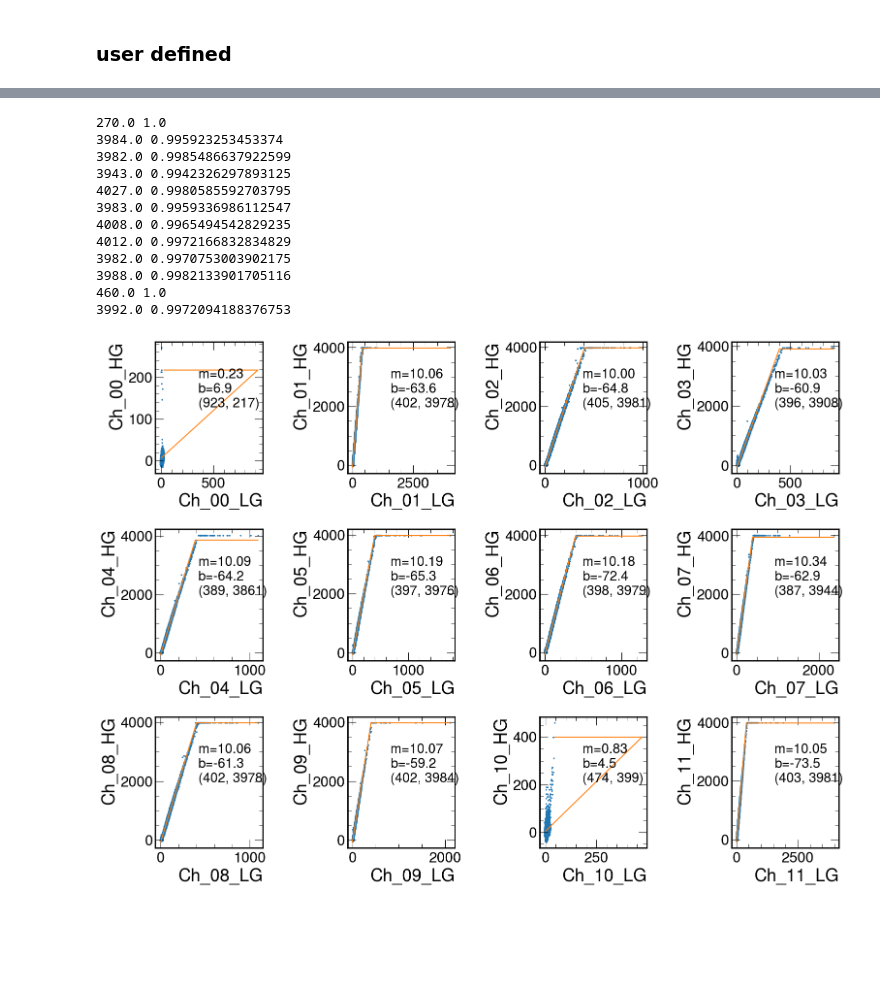
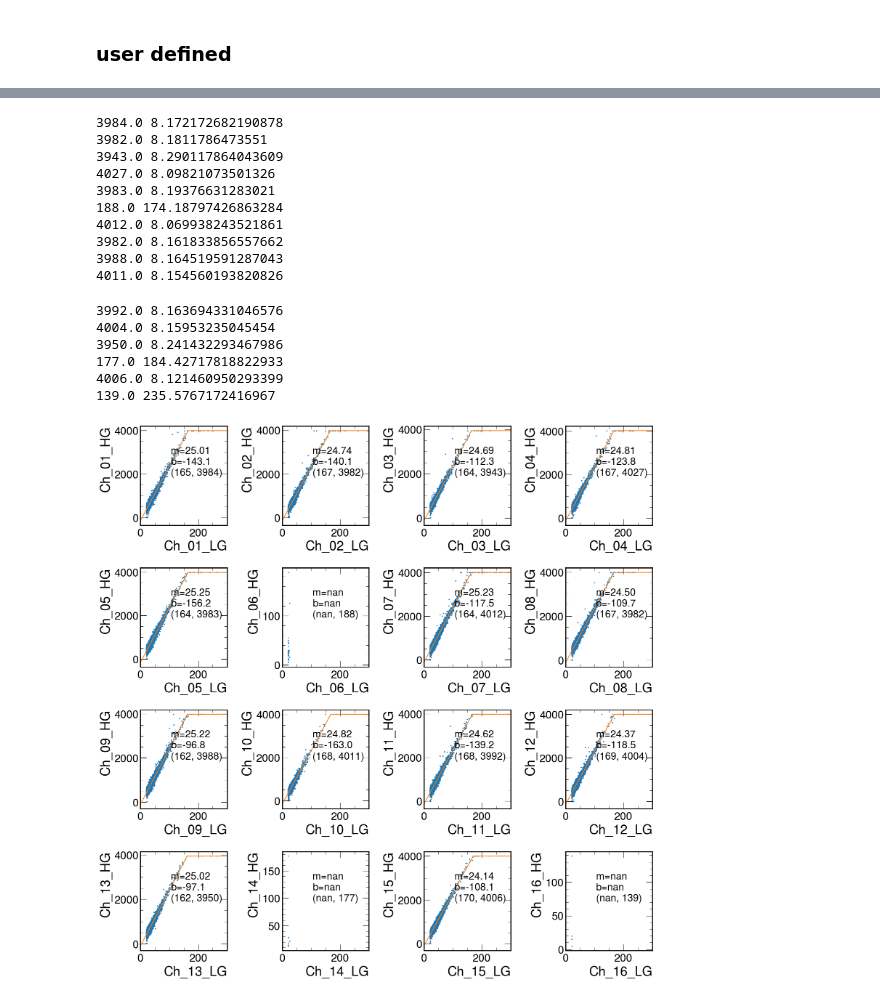
Before and after one commit to sebouh137/beamtest_plots, a Jupyter notebook: TwelveChannels.ipynb, the cells around one changed output, grey strips where cells are left out. Saved outputs shown, nothing was run; the diff lists cells and outputs as text; code cells hidden in the pictures; blank space fills up the shorter version.

Commit message:
more plots

```diff
--- a/TwelveChannels.ipynb
+++ b/TwelveChannels.ipynb
@@ -11,7 +11,7 @@ plt.style.use(hep.style.ROOT)
 ### user defined
 # %%
 ### Variables used in software
-baseline = 50
+baseline = 0
 #16/12/2022 14:10
 import time
 #help(time)
@@ -19,7 +19,7 @@ starttime=time.struct_time((2022, 12, 16, 14, 10,0,-1,-1,-1))
 
 renameChannels=False
 # %%
-with open('Run8_list.txt') as f:
+with open('Run10_list.txt') as f:
     lines = f.read().split('\n')
 tags = None
 channels =[]
@@ -64,4 +64,5 @@ if renameChannels:
 
 print(f"Done! Total events: {len(df)}")
 print(f"channels in df are:  {channels}")
+channels.remove("00")
 # %% [output]
@@ -180,36 +336,47 @@ plt.tight_layout()
 # %%
-fig, axs=plt.subplots(3,4, figsize=(16, 16/4*3))
+fig, axs=plt.subplots(4,4, figsize=(16, 16))
 
 for i in range(len(channels)):
     ch = channels[i]
     plt.sca(axs[i//4][i%4])
-    plt.scatter(df.eval(f"Ch_{ch}_LG"), df.eval(f"Ch_{ch}_HG"),s=2)
+
+    q= f"Ch_{ch}_LG>20 and Ch_{ch}_HG<5000 and Ch_{ch}_LG<1000"
+    plt.scatter(df.query(q).eval(f"Ch_{ch}_LG"), df.query(q).eval(f"Ch_{ch}_HG"),s=2)
     plt.xlabel(f"Ch_{ch}_LG")
     plt.ylabel(f"Ch_{ch}_HG")
 
-    x,y= df.query(f"Ch_{ch}_HG>20").eval(f"Ch_{ch}_LG"), df.eval(f"Ch_{ch}_HG")
+    q=f"Ch_{ch}_LG>20 and Ch_{ch}_HG>100 and Ch_{ch}_HG<5000 and Ch_{ch}_LG<1000"
+    x,= df.query(q).eval(f"Ch_{ch}_LG"),
+    y = df.query(q).eval(f"Ch_{ch}_HG")
     print(max(y), np.mean(df.query(f"Ch_{ch}_HG>{0.95*max(y)}").eval(f"Ch_{ch}_HG"))/max(y))
-    x,y= df.query(f"Ch_{ch}_HG<{max(y)}").eval(f"Ch_{ch}_LG"), df.query(f"Ch_{ch}_HG<{max(y)}").eval(f"Ch_{ch}_HG")
-    m=(np.sum(x*y)*len(x)-np.sum(x)*np.sum(y))/(np.sum(x*x)*len(x)-np.sum(x)*np.sum(x))
-    b = (sum(y)-m*sum(x))/len(x)
+
+    q= f"Ch_{ch}_HG<{max(y)} and Ch_{ch}_LG>20 and Ch_{ch}_HG>100 and Ch_{ch}_HG<5000 and Ch_{ch}_LG<1000"
+    xf= df.query(q).eval(f"Ch_{ch}_LG")
+    yf= df.query(q).eval(f"Ch_{ch}_HG")
+    m=(np.sum(xf*yf)*len(xf)-np.sum(xf)*np.sum(yf))/(np.sum(xf*xf)*len(xf)-np.sum(xf)*np.sum(xf))
+    b = (sum(yf)-m*sum(xf))/len(xf)
     xelbow=(max(y)-b)/m
     yelbow=max(y)
     plt.plot([0, xelbow, max(df.eval(f"Ch_{ch}_LG"))], [b, yelbow, yelbow], linestyle='-', color='tab:orange')
-    plt.text(0.4, 0.5, f"m={m:.2f}\nb={b:.1f}\n({xelbow:.0f}, {yelbow:.0f})", transform=plt.gca().transAxes, fontsize=20)
-
+    plt.text(0.35, 0.5, f"m={m:.2f}\nb={b:.1f}\n({xelbow:.0f}, {yelbow:.0f})", transform=plt.gca().transAxes, fontsize=20)
+    plt.xlim(0, 300)
 plt.tight_layout()
 # %% [output]
-270.0 1.0
-3984.0 0.995923253453374
-3982.0 0.9985486637922599
-3943.0 0.9942326297893125
-4027.0 0.9980585592703795
-3983.0 0.9959336986112547
-4008.0 0.9965494542829235
-4012.0 0.9972166832834829
-3982.0 0.9970753003902175
-3988.0 0.9982133901705116
-460.0 1.0
-3992.0 0.9972094188376753
+3984.0 8.172172682190878
+3982.0 8.1811786473551
+3943.0 8.290117864043609
+4027.0 8.09821073501326
+3983.0 8.19376631283021
+188.0 174.18797426863284
+4012.0 8.069938243521861
+3982.0 8.161833856557662
+3988.0 8.164519591287043
+4011.0 8.154560193820826
+3992.0 8.163694331046576
+4004.0 8.15953235045454
+3950.0 8.241432293467986
+177.0 184.42717818822933
+4006.0 8.121460950293399
+139.0 235.5767172416967
-[figure, old version]
+[figure, new version]
 # %%
```
Also changed, not shown: parts of 7 cells of this notebook.
